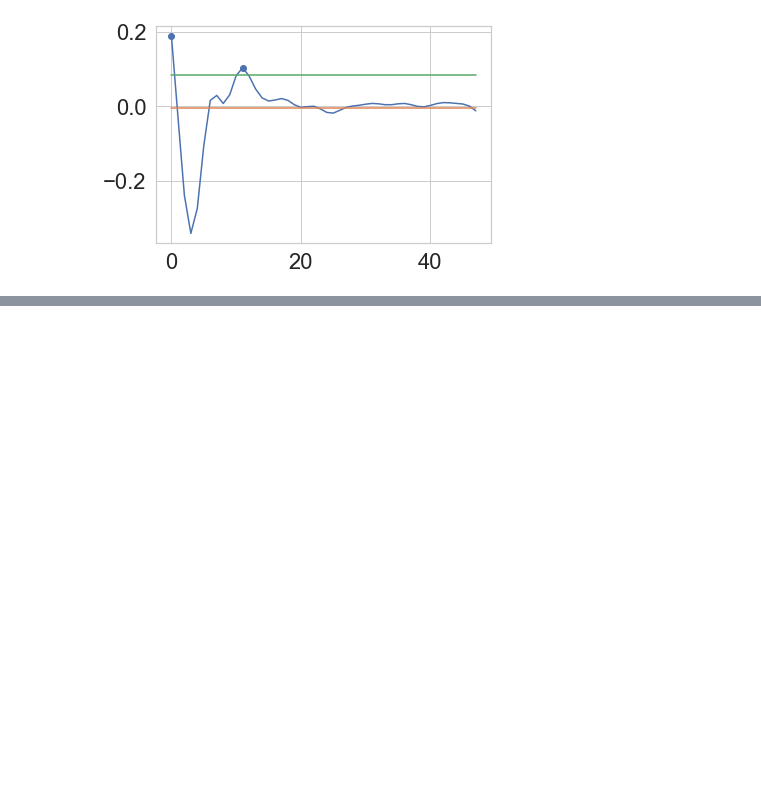
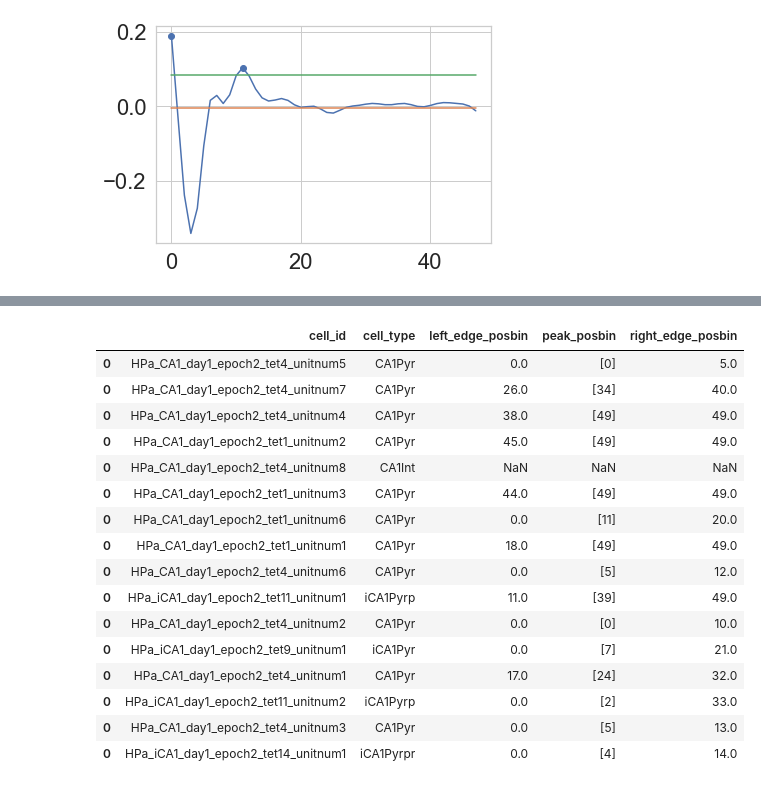
Before and after one commit to pdrivier/phase_precession, a Jupyter notebook: place_fields.ipynb, the cells around one changed output, grey strips where cells are left out. Drawn from its saved outputs; the diff is of its cells as text; code cells hidden in the pictures; blank space fills up the shorter version.

```diff
--- a/place_fields.ipynb
+++ b/place_fields.ipynb
@@ -365,0 +439,20 @@ def get_field_bin_edges(sm,thresh_mean_frate,thresh_peak,thresh_pct):
+# %%
+edges_df
+# %% [output]
+|  | cell_id | cell_type | left_edge_posbin | peak_posbin | right_edge_posbin |
+| 0 | HPa_CA1_day1_epoch2_tet4_unitnum5 | CA1Pyr | 0.0 | [0] | 5.0 |
+| 0 | HPa_CA1_day1_epoch2_tet4_unitnum7 | CA1Pyr | 26.0 | [34] | 40.0 |
+| 0 | HPa_CA1_day1_epoch2_tet4_unitnum4 | CA1Pyr | 38.0 | [49] | 49.0 |
+| 0 | HPa_CA1_day1_epoch2_tet1_unitnum2 | CA1Pyr | 45.0 | [49] | 49.0 |
+| 0 | HPa_CA1_day1_epoch2_tet4_unitnum8 | CA1Int | NaN | NaN | NaN |
+| 0 | HPa_CA1_day1_epoch2_tet1_unitnum3 | CA1Pyr | 44.0 | [49] | 49.0 |
+| 0 | HPa_CA1_day1_epoch2_tet1_unitnum6 | CA1Pyr | 0.0 | [11] | 20.0 |
+| 0 | HPa_CA1_day1_epoch2_tet1_unitnum1 | CA1Pyr | 18.0 | [49] | 49.0 |
+| 0 | HPa_CA1_day1_epoch2_tet4_unitnum6 | CA1Pyr | 0.0 | [5] | 12.0 |
+| 0 | HPa_iCA1_day1_epoch2_tet11_unitnum1 | iCA1Pyrp | 11.0 | [39] | 49.0 |
+| 0 | HPa_CA1_day1_epoch2_tet4_unitnum2 | CA1Pyr | 0.0 | [0] | 10.0 |
+| 0 | HPa_iCA1_day1_epoch2_tet9_unitnum1 | iCA1Pyr | 0.0 | [7] | 21.0 |
+| 0 | HPa_CA1_day1_epoch2_tet4_unitnum1 | CA1Pyr | 17.0 | [24] | 32.0 |
+| 0 | HPa_iCA1_day1_epoch2_tet11_unitnum2 | iCA1Pyrp | 0.0 | [2] | 33.0 |
+| 0 | HPa_CA1_day1_epoch2_tet4_unitnum3 | CA1Pyr | 0.0 | [5] | 13.0 |
+| 0 | HPa_iCA1_day1_epoch2_tet14_unitnum1 | iCA1Pyrpr | 0.0 | [4] | 14.0 |
```
Also changed, not shown: parts of 8 cells of this notebook.
